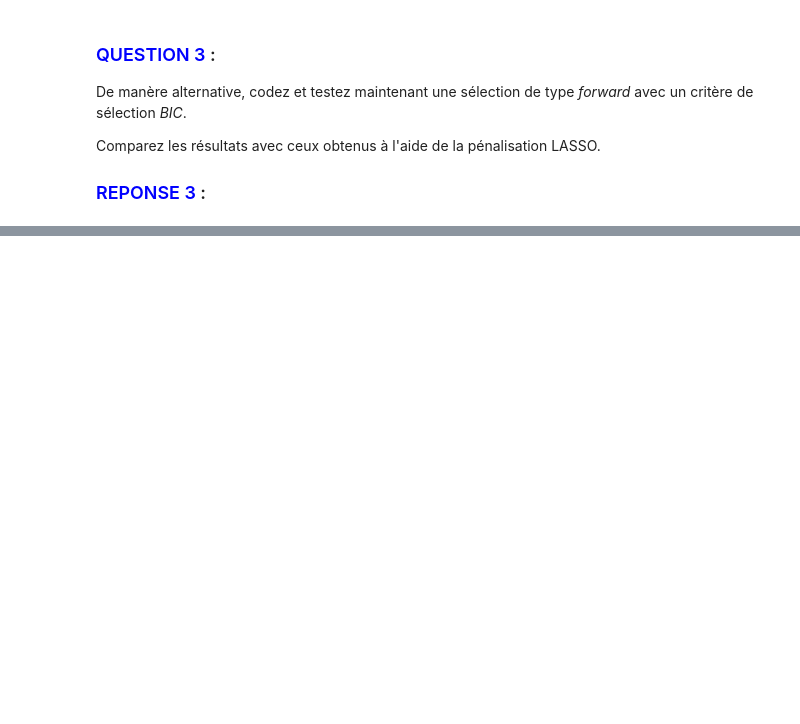
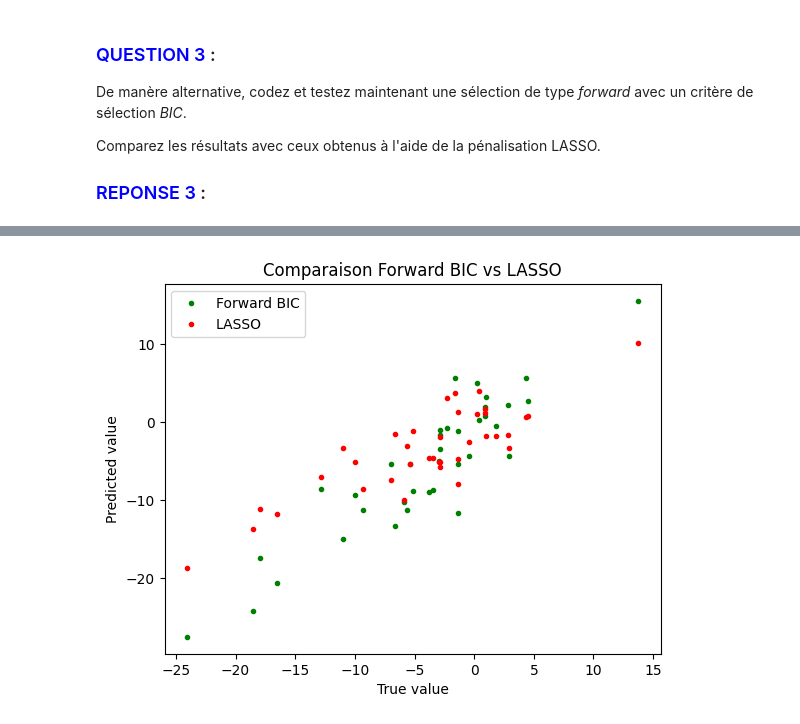
Before and after one commit to t-karch/stat-ml, a Jupyter notebook: TPs/Exo7_RegressionMultipleReg.ipynb, the cells around one changed output, grey strips where cells are left out. Saved outputs shown, nothing was run; the diff lists cells and outputs as text; code cells hidden in the pictures; blank space fills up the shorter version.

```diff
--- a/TPs/Exo7_RegressionMultipleReg.ipynb
+++ b/TPs/Exo7_RegressionMultipleReg.ipynb
@@ -208,0 +183,76 @@ from sklearn.linear_model import LinearRegression
+# %%
+
+
+from sklearn.linear_model import LinearRegression
+
+def compute_bic(y_true, y_pred, n_params):
+    """
+    Compute the Bayesian Information Criterion (BIC) for a given model.
+    Parameters:
+    - y_true: array-like, true target values
+    - y_pred: array-like, predicted target values
+    - n_params: int, number of parameters in the model (including intercept)
+    """
+    n = len(y_true)
+    mse = mean_squared_error(y_true, y_pred)
+    bic = n * np.log(mse) + n_params * np.log(n)
+    return bic
+
+def forward_selection_bic(X, y, max_features=None):
+    n_samples, n_features = X.shape
+    selected = []
+    remaining = list(range(n_features))
+    best_bic = np.inf
+    best_model = None
+
+    if max_features is None:
+        max_features = n_features
+
+    while remaining and len(selected) < max_features:
+        bic_candidates = []
+        for idx in remaining:
+            features = selected + [idx]
+            print(features)
+            model = LinearRegression()
+            model.fit(X[:, features], y)
+            y_pred = model.predict(X[:, features])
+            bic = compute_bic(y, y_pred, len(features))
+            bic_candidates.append((bic, idx, model))
+
+        bic_candidates.sort()
+        bic_new, idx_new, model_new = bic_candidates[0]
+        if bic_new < best_bic:
+            best_bic = bic_new
+            selected.append(idx_new)
+            remaining.remove(idx_new)
+            best_model = model_new
+        else:
+            break
+
+    return selected, best_model
+
+# Entraîner le modèle LASSO avec le meilleur alpha trouvé en question 2
+lasso = Lasso(alpha=best_alpha)
+lasso.fit(X_train, y_train)
+y_pred_lasso = lasso.predict(X_test)
+mse_score_lasso = mean_squared_error(y_test, y_pred_lasso)
+print("MSE (LASSO):", mse_score_lasso)
+
+# Appliquer la sélection forward sur les données d'apprentissage
+selected_features, fs_model = forward_selection_bic(X_train, y_train, max_features=10)
+print("Variables sélectionnées (forward BIC):", selected_features)
+
+# Prédiction et MSE sur le test set
+y_pred_fs = fs_model.predict(X_test[:, selected_features])
+mse_fs = mean_squared_error(y_test, y_pred_fs)
+print("MSE (forward BIC):", mse_fs)
+
+plt.figure()
+plt.plot(y_test, y_pred_fs, 'g.', label='Forward BIC')
+plt.plot(y_test, y_pred_lasso, 'r.', label='LASSO')
+plt.xlabel('True value')
+plt.ylabel('Predicted value')
+plt.legend()
+plt.title('Comparaison Forward BIC vs LASSO')
+plt.show()
+# %% [output]
@@ -208,0 +276 @@ from sklearn.linear_model import LinearRegression
+[figure, added]
```
Also changed, not shown: parts of 6 cells of this notebook, 1 other file.
